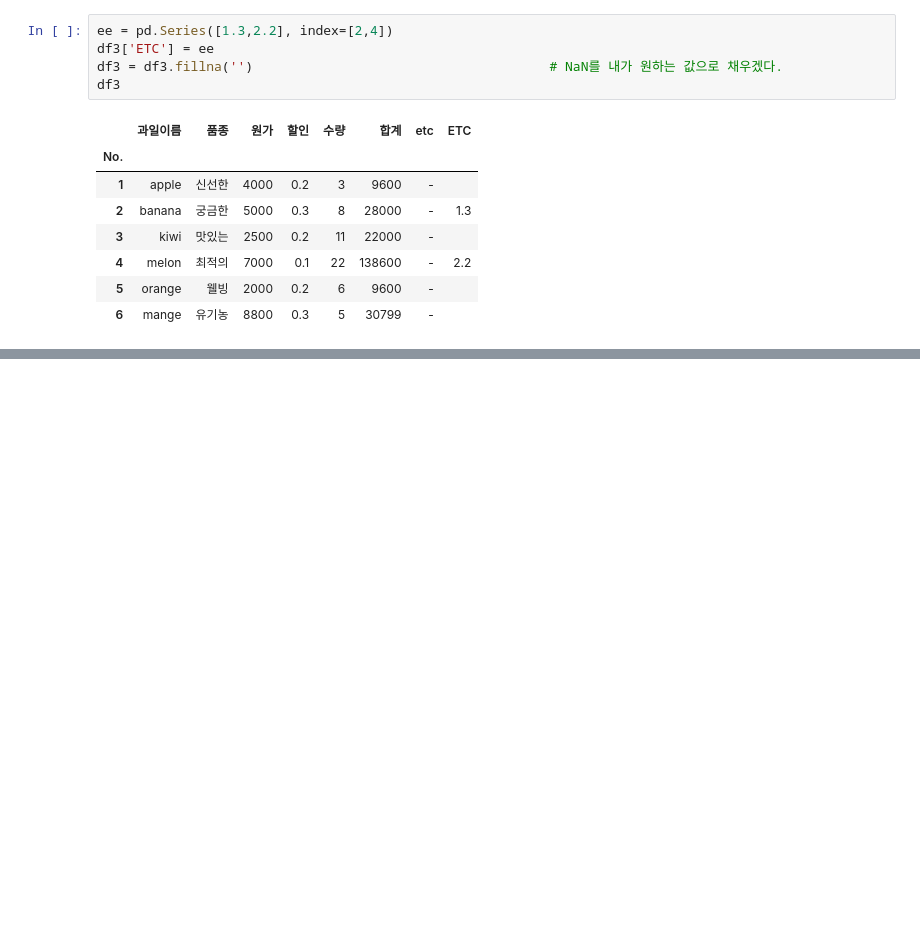
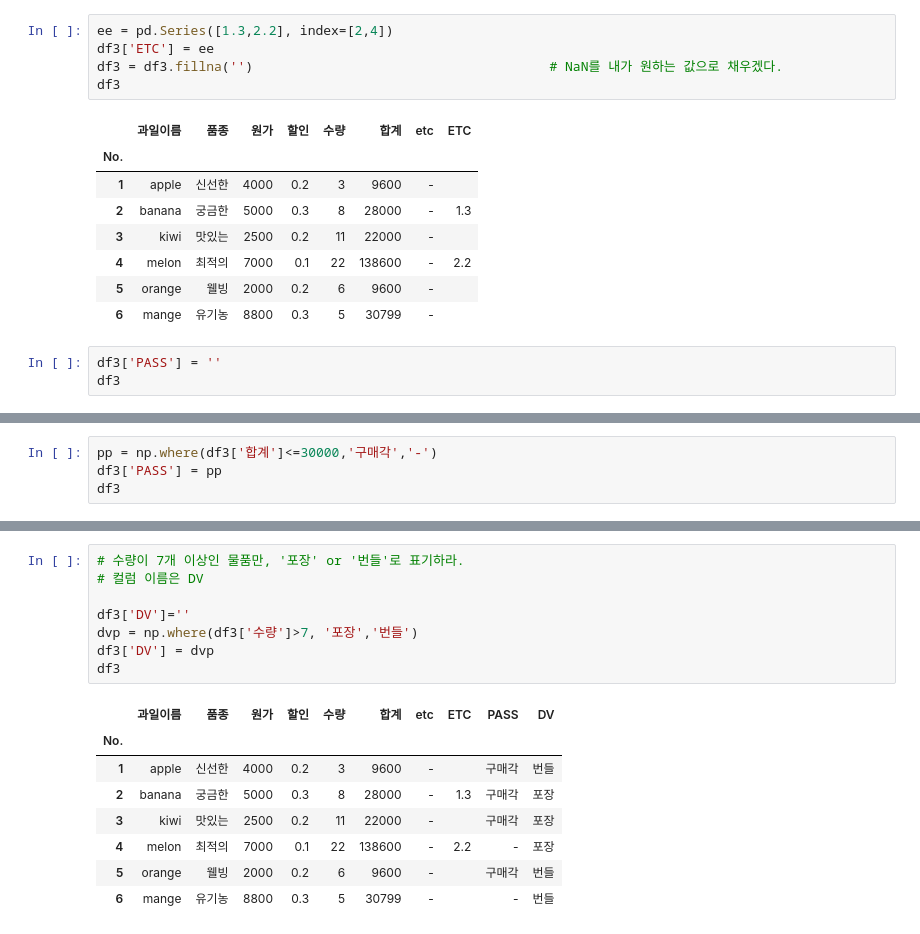
Before and after one commit to freskjw/korcham2507, a Jupyter notebook: py04.ipynb, the cells around one changed output, grey strips where cells are left out. Saved outputs shown, nothing was run; the diff lists cells and outputs as text; blank space fills up the shorter version.

```diff
--- a/py04.ipynb
+++ b/py04.ipynb
@@ -271,3 +271,6 @@ df3
 | 4 | melon | 최적의 | 7000 | 0.1 | 22 | 138600 | - | 2.2 |
 | 5 | orange | 웰빙 | 2000 | 0.2 | 6 | 9600 | - |  |
 | 6 | mange | 유기농 | 8800 | 0.3 | 5 | 30799 | - |  |
+# %%
+df3['PASS'] = ''
+df3
@@ -273,0 +286,4 @@ df3
+# %%
+pp = np.where(df3['합계']<=30000,'구매각','-')
+df3['PASS'] = pp
+df3
@@ -273,0 +299,17 @@ df3
+# %%
+# 수량이 7개 이상인 물품만, '포장' or '번들'로 표기하라.
+# 컬럼 이름은 DV
+
+df3['DV']=''
+dvp = np.where(df3['수량']>7, '포장','번들')
+df3['DV'] = dvp
+df3
+# %% [output]
+|  | 과일이름 | 품종 | 원가 | 할인 | 수량 | 합계 | etc | ETC | PASS | DV |
+| No. |  |  |  |  |  |  |  |  |  |  |
+| 1 | apple | 신선한 | 4000 | 0.2 | 3 | 9600 | - |  | 구매각 | 번들 |
+| 2 | banana | 궁금한 | 5000 | 0.3 | 8 | 28000 | - | 1.3 | 구매각 | 포장 |
+| 3 | kiwi | 맛있는 | 2500 | 0.2 | 11 | 22000 | - |  | 구매각 | 포장 |
+| 4 | melon | 최적의 | 7000 | 0.1 | 22 | 138600 | - | 2.2 | - | 포장 |
+| 5 | orange | 웰빙 | 2000 | 0.2 | 6 | 9600 | - |  | 구매각 | 번들 |
+| 6 | mange | 유기농 | 8800 | 0.3 | 5 | 30799 | - |  | - | 번들 |
```
Also changed, not shown: parts of 11 cells of this notebook, 2 other files.
